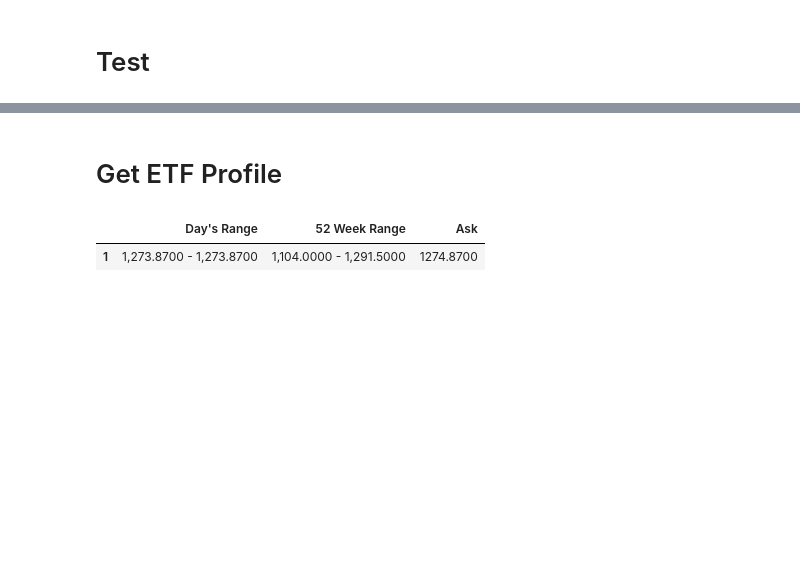
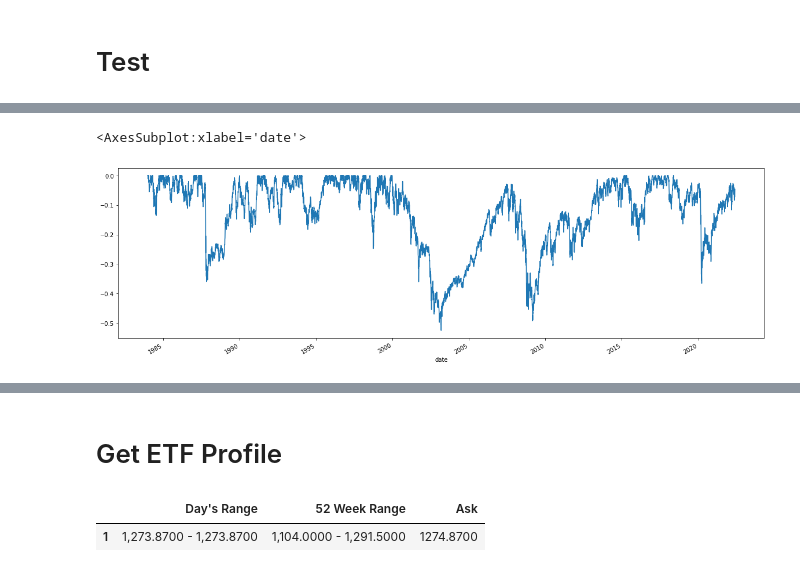
Before and after one commit to vifootball/stock-database-builder, a Jupyter notebook: get_data.ipynb, the cells around one changed output, grey strips where cells are left out. Drawn from its saved outputs; the diff is of its cells as text; code cells hidden in the pictures; blank space fills up the shorter version.

```diff
--- a/get_data.ipynb
+++ b/get_data.ipynb
@@ -59,0 +180,11 @@ master_indices_fred = pd.read_csv(os.path.join(processor.dir_download, processor
+# %%
+fnames = os.listdir(os.path.join('download','history_etf'))
+fnames = [x for x in fnames if x.endswith('.csv')][:10]
+df = pd.read_csv(os.path.join('download','history_etf',fnames[3]))
+
+summary = []
+for fname in tqdm(fnames):
+    df = pd.read_csv(os.path.join('download','history_etf',fname))
+    summary.append(summarize_history(df))
+summary = pd.concat(summary)
+summary
@@ -60,3 +208,2 @@ master_indices_fred = pd.read_csv(os.path.join(processor.dir_download, processor
 # %%
-df = pd.read_csv(os.path.join('download', 'history_etf', 'GLD_history.csv'))
-df.head()
+pd.read_csv(os.path.join('download','history_etf',fnames[111]))
@@ -99,0 +333,5 @@ Meta 테이블은 데이터를 한번 불러오는데 시간이 오래걸리므
+# %%
+df.set_index('date')['drawdown'].plot(figsize=(20,6))
+# %% [output]
+<AxesSubplot:xlabel='date'>
+[figure, added]
```
Also changed, not shown: parts of 29 cells of this notebook, 2 other files.
